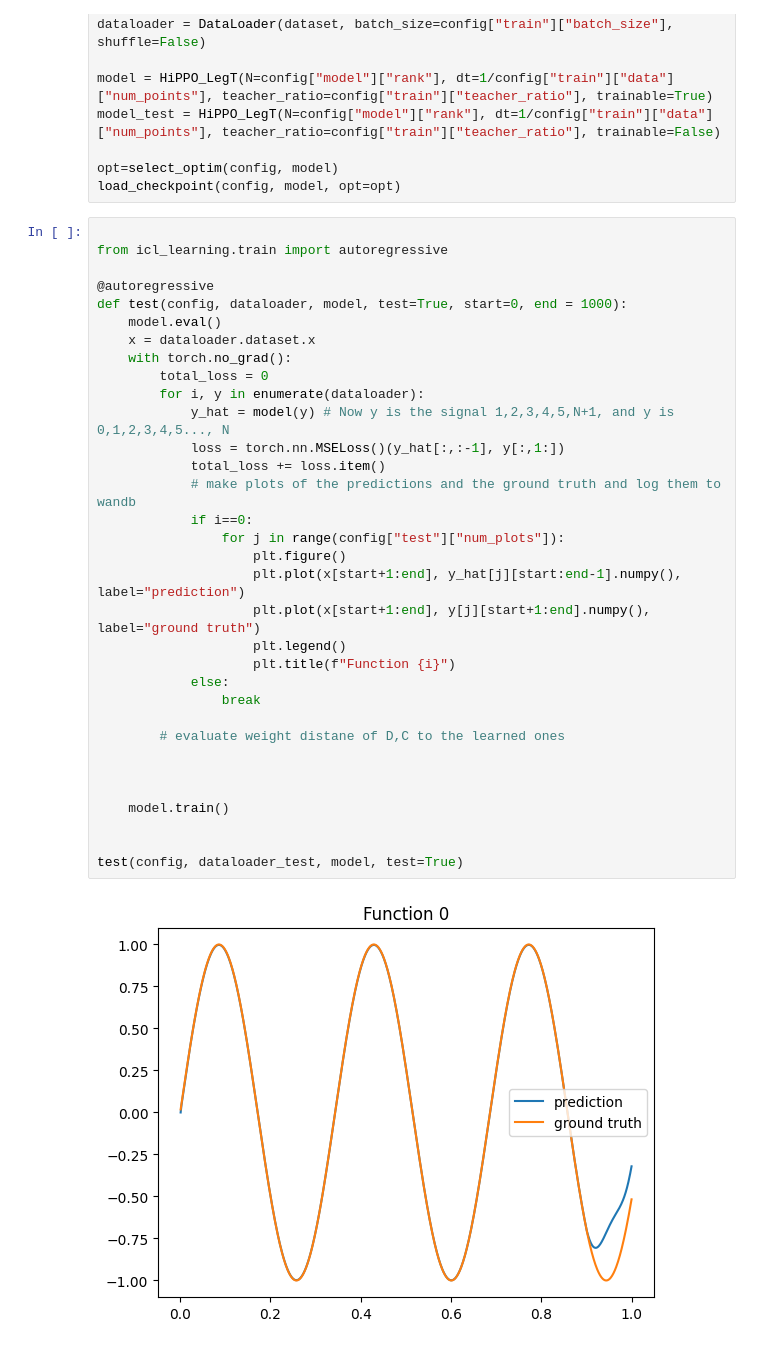
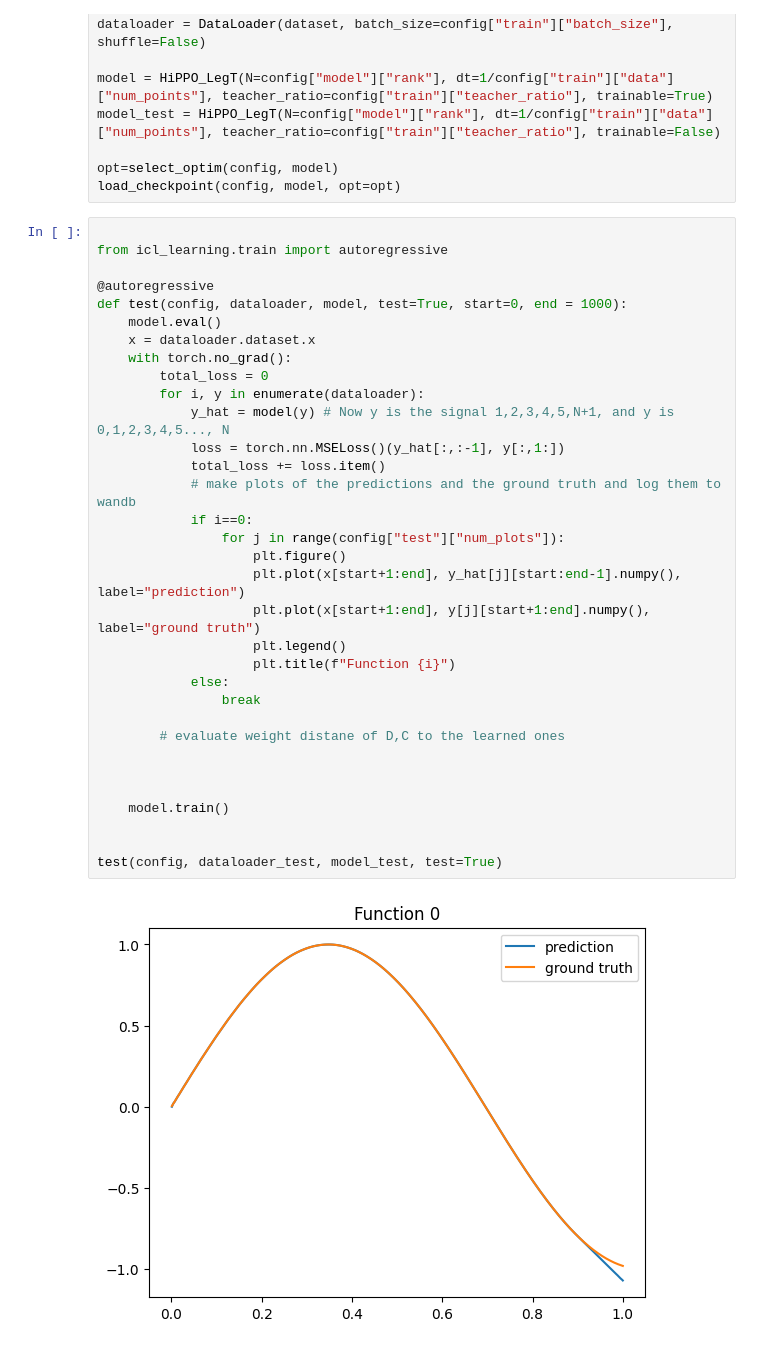
Before and after one commit to FedeArang/In-Context-SSM, a Jupyter notebook: icl.ipynb, the cells around one changed output. Drawn from its saved outputs; the diff is of its cells as text.

```diff
--- a/icl.ipynb
+++ b/icl.ipynb
@@ -94,32 +94,32 @@ from icl_learning.train import autoregressive
 
 @autoregressive
 def test(config, dataloader, model, test=True, start=0, end = 1000):
     model.eval()
     x = dataloader.dataset.x
     with torch.no_grad():
         total_loss = 0
         for i, y in enumerate(dataloader):
             y_hat = model(y) # Now y is the signal 1,2,3,4,5,N+1, and y is 0,1,2,3,4,5..., N
             loss = torch.nn.MSELoss()(y_hat[:,:-1], y[:,1:])
             total_loss += loss.item()
             # make plots of the predictions and the ground truth and log them to wandb
             if i==0:
                 for j in range(config["test"]["num_plots"]):
                     plt.figure()
                     plt.plot(x[start+1:end], y_hat[j][start:end-1].numpy(), label="prediction")
                     plt.plot(x[start+1:end], y[j][start+1:end].numpy(), label="ground truth")
                     plt.legend()
                     plt.title(f"Function {i}")
             else:
                 break
 
         # evaluate weight distane of D,C to the learned ones
 
 
 
     model.train()
 
 
-test(config, dataloader_test, model, test=True)
+test(config, dataloader_test, model_test, test=True)
 # %% [output]
-[figure, old version]
+[figure, new version]
```
Also changed, not shown: parts of 3 cells of this notebook, 5 other files.
